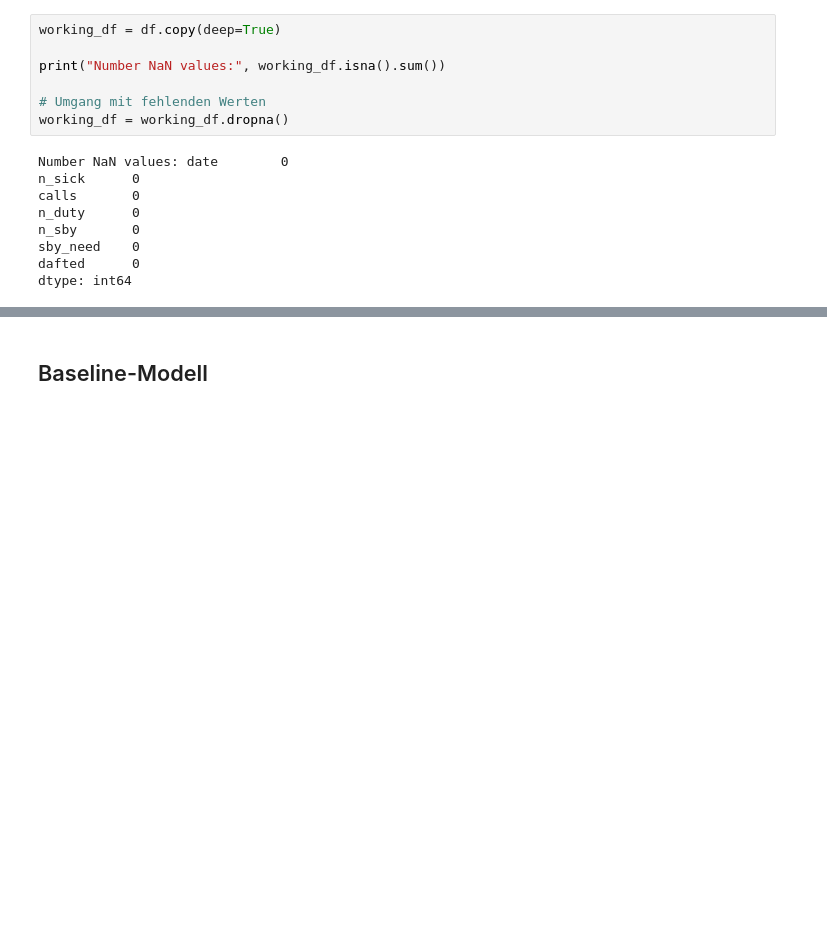
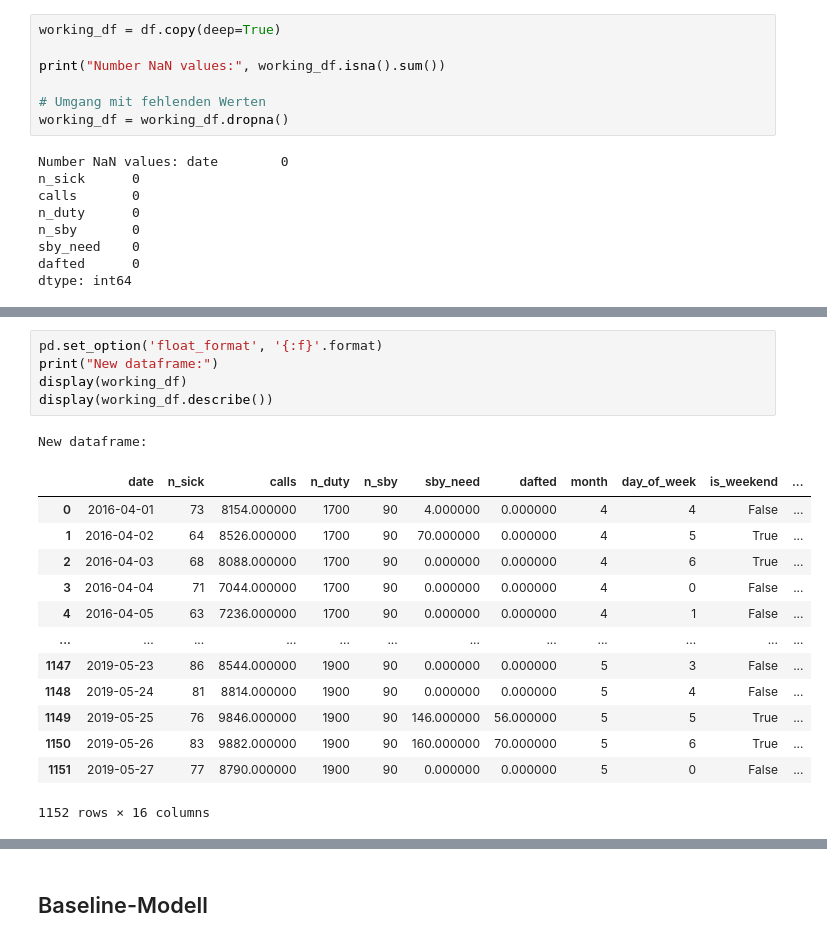
Before and after one commit to jasper-bk/Fallstudie_Model_Engineering_SoSe2024, a Jupyter notebook: notebooks/exploration/data_exploration.ipynb, the cells around one changed output, grey strips where cells are left out. Drawn from its saved outputs; the diff is of its cells as text; blank space fills up the shorter version.

```diff
--- a/notebooks/exploration/data_exploration.ipynb
+++ b/notebooks/exploration/data_exploration.ipynb
@@ -161,0 +164,20 @@ New dataframe:
+# %%
+pd.set_option('float_format', '{:f}'.format)
+print("New dataframe:")
+display(working_df)
+display(working_df.describe())
+# %% [output]
+New dataframe:
+|  | date | n_sick | calls | n_duty | n_sby | sby_need | dafted | month | day_of_week | is_weekend | ... |
+| 0 | 2016-04-01 | 73 | 8154.000000 | 1700 | 90 | 4.000000 | 0.000000 | 4 | 4 | False | ... |
+| 1 | 2016-04-02 | 64 | 8526.000000 | 1700 | 90 | 70.000000 | 0.000000 | 4 | 5 | True | ... |
+| 2 | 2016-04-03 | 68 | 8088.000000 | 1700 | 90 | 0.000000 | 0.000000 | 4 | 6 | True | ... |
+| 3 | 2016-04-04 | 71 | 7044.000000 | 1700 | 90 | 0.000000 | 0.000000 | 4 | 0 | False | ... |
+| 4 | 2016-04-05 | 63 | 7236.000000 | 1700 | 90 | 0.000000 | 0.000000 | 4 | 1 | False | ... |
+| ... | ... | ... | ... | ... | ... | ... | ... | ... | ... | ... | ... |
+| 1147 | 2019-05-23 | 86 | 8544.000000 | 1900 | 90 | 0.000000 | 0.000000 | 5 | 3 | False | ... |
+| 1148 | 2019-05-24 | 81 | 8814.000000 | 1900 | 90 | 0.000000 | 0.000000 | 5 | 4 | False | ... |
+| 1149 | 2019-05-25 | 76 | 9846.000000 | 1900 | 90 | 146.000000 | 56.000000 | 5 | 5 | True | ... |
+| 1150 | 2019-05-26 | 83 | 9882.000000 | 1900 | 90 | 160.000000 | 70.000000 | 5 | 6 | True | ... |
+| 1151 | 2019-05-27 | 77 | 8790.000000 | 1900 | 90 | 0.000000 | 0.000000 | 5 | 0 | False | ... |
+1152 rows × 16 columns
```
Also changed, not shown: parts of 6 cells of this notebook, 6 other files.
